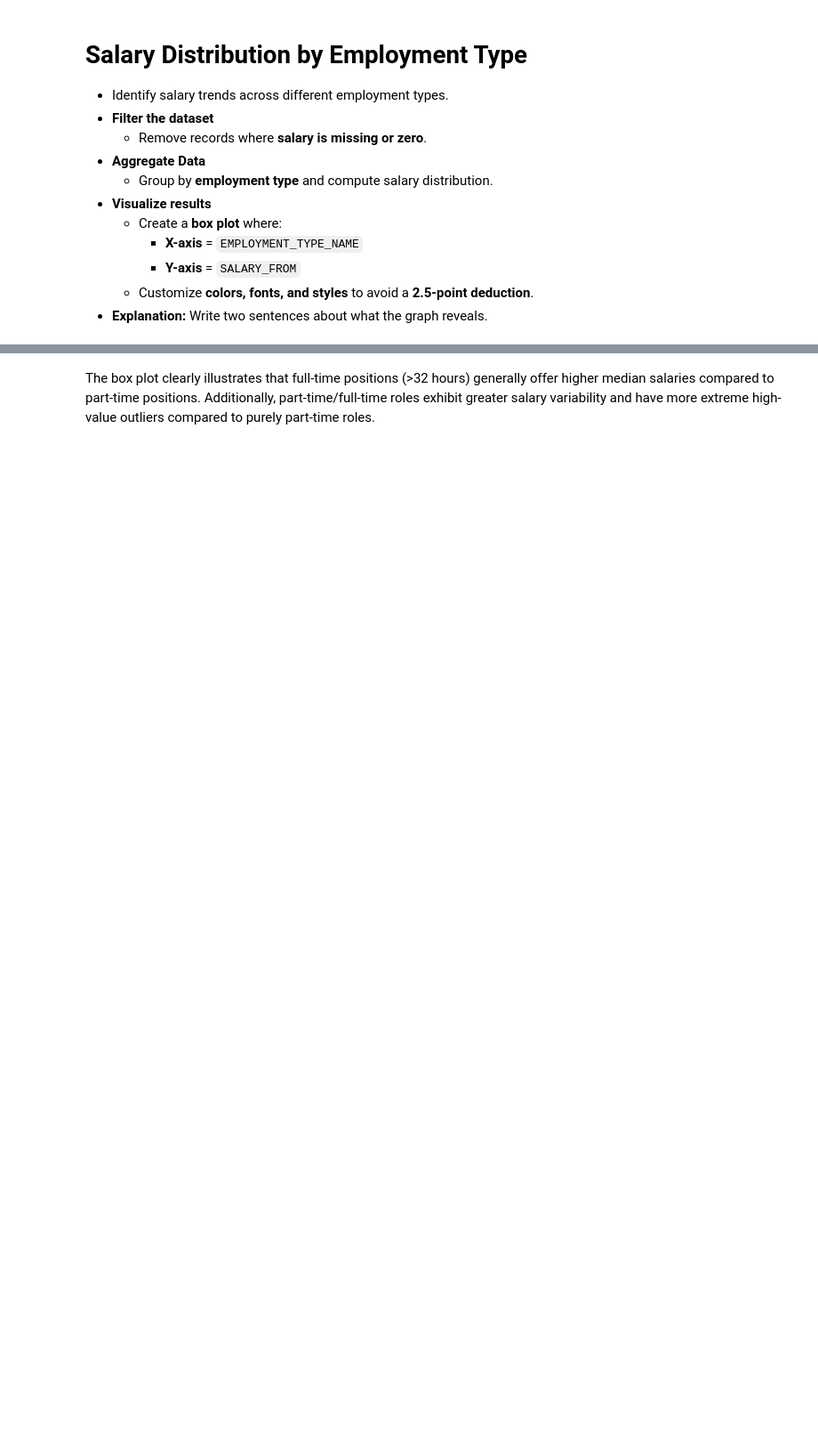
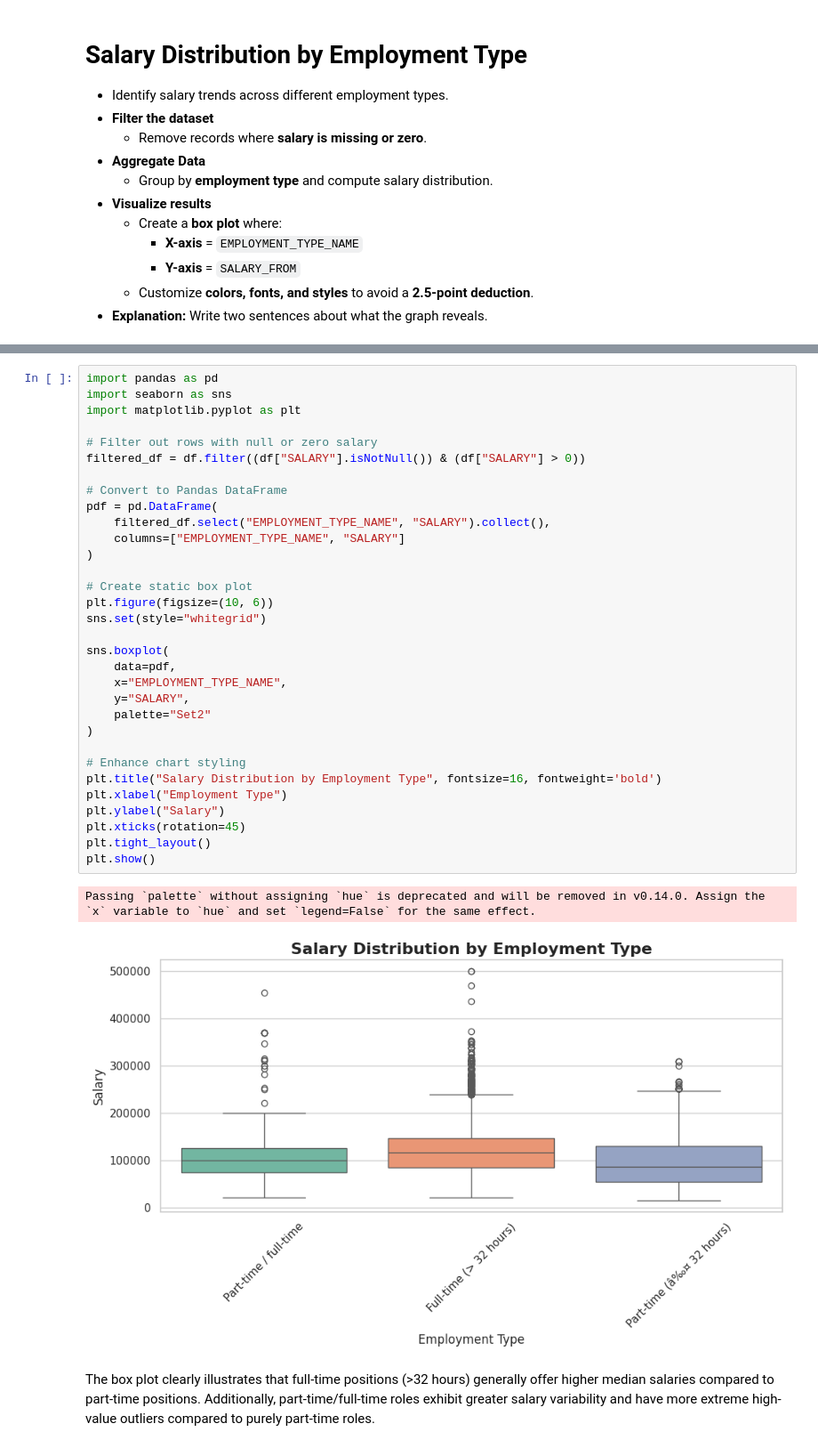
Before and after one commit to met-ad-688/lab06-JohnnyHuynh274, a Jupyter notebook: lab06_NhanHuynh.ipynb, the cells around one changed output, grey strips where cells are left out. Shown at 89% size. Saved outputs shown, nothing was run; the diff lists cells and outputs as text; blank space fills up the shorter version.

```diff
--- a/lab06_NhanHuynh.ipynb
+++ b/lab06_NhanHuynh.ipynb
@@ -130,3 +106,38 @@ HTML(to_html(fig, include_plotlyjs='cdn'))
+# %%
+import pandas as pd
+import seaborn as sns
+import matplotlib.pyplot as plt
+
+# Filter out rows with null or zero salary
+filtered_df = df.filter((df["SALARY"].isNotNull()) & (df["SALARY"] > 0))
+
+# Convert to Pandas DataFrame
+pdf = pd.DataFrame(
+    filtered_df.select("EMPLOYMENT_TYPE_NAME", "SALARY").collect(),
+    columns=["EMPLOYMENT_TYPE_NAME", "SALARY"]
+)
+
+# Create static box plot
+plt.figure(figsize=(10, 6))
+sns.set(style="whitegrid")
+
+sns.boxplot(
+    data=pdf,
+    x="EMPLOYMENT_TYPE_NAME",
+    y="SALARY",
+    palette="Set2"
+)
+
+# Enhance chart styling
+plt.title("Salary Distribution by Employment Type", fontsize=16, fontweight='bold')
+plt.xlabel("Employment Type")
+plt.ylabel("Salary")
+plt.xticks(rotation=45)
+plt.tight_layout()
+plt.show()
+# %% [output]
+Passing `palette` without assigning `hue` is deprecated and will be removed in v0.14.0. Assign the `x` variable to `hue` and set `legend=False` for the same effect.
+[figure, added]
 # %% [markdown]
 The box plot clearly illustrates that full-time positions (>32 hours) generally offer higher median salaries compared to part-time positions. Additionally, part-time/full-time roles exhibit greater salary variability and have more extreme high-value outliers compared to purely part-time roles.
 # %% [markdown]
```
Also changed, not shown: parts of 13 cells of this notebook, 1 other file.
